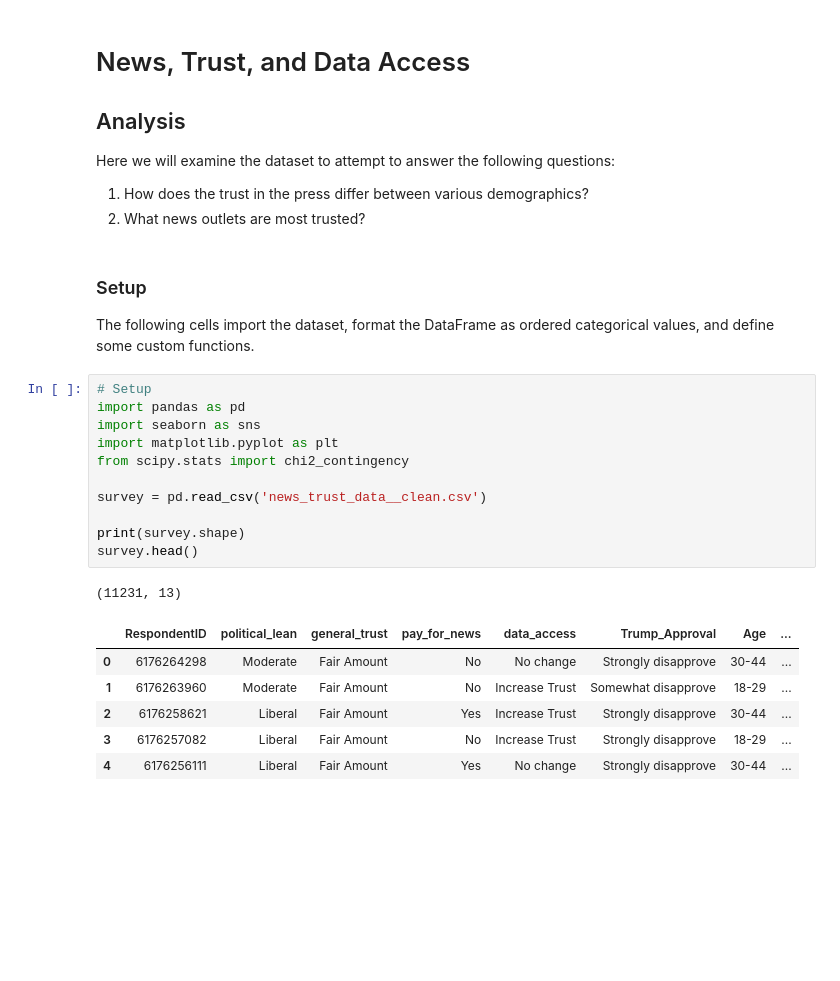
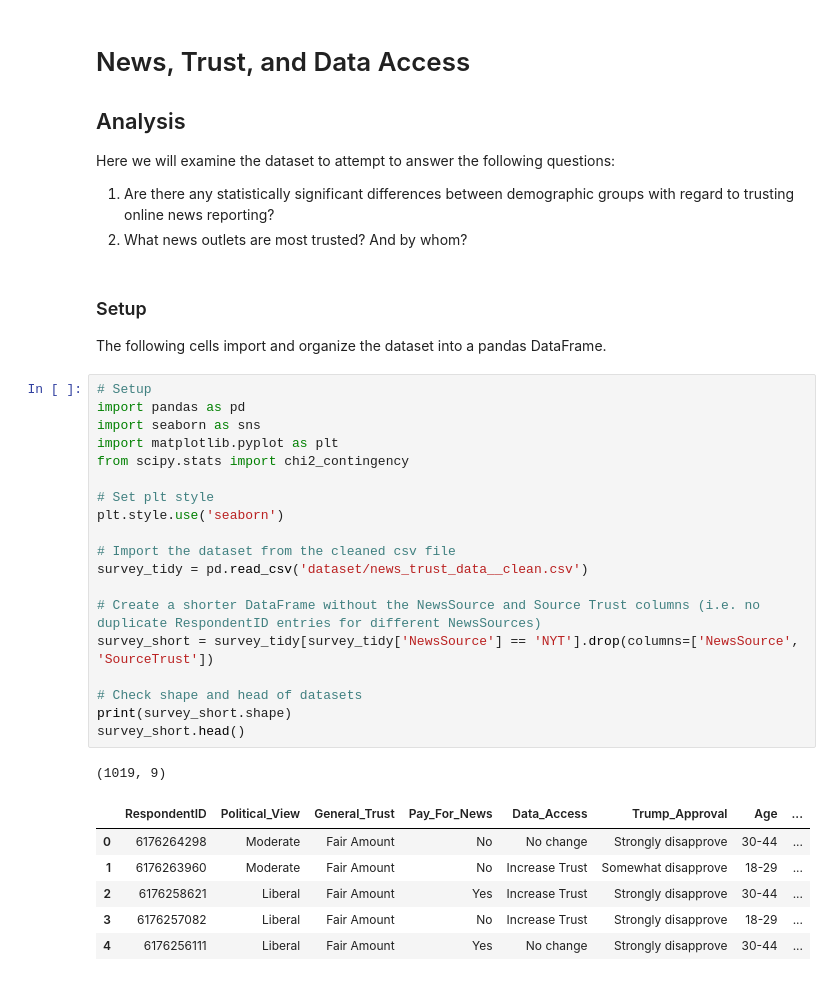
Before and after one commit to randynobx/News_Trust_and_Data, a Jupyter notebook: News_Trust_and_Data__Analytics.ipynb, the cells around one changed output. Saved outputs shown, nothing was run; the diff lists cells and outputs as text; blank space fills up the shorter version.

```diff
--- a/News_Trust_and_Data__Analytics.ipynb
+++ b/News_Trust_and_Data__Analytics.ipynb
@@ -5,26 +5,34 @@
 
 Here we will examine the dataset to attempt to answer the following questions:
 
-1. How does the trust in the press differ between various demographics?
-2. What news outlets are most trusted?
+1. Are there any statistically significant differences between demographic groups with regard to trusting online news reporting?
+2. What news outlets are most trusted? And by whom?
 # %% [markdown]
 ### Setup
 
-The following cells import the dataset, format the DataFrame as ordered categorical values, and define some custom functions.
+The following cells import and organize the dataset into a pandas DataFrame.
 # %%
 # Setup
 import pandas as pd
 import seaborn as sns
 import matplotlib.pyplot as plt
 from scipy.stats import chi2_contingency
 
-survey = pd.read_csv('news_trust_data__clean.csv')
+# Set plt style
+plt.style.use('seaborn')
 
-print(survey.shape)
-survey.head()
+# Import the dataset from the cleaned csv file
+survey_tidy = pd.read_csv('dataset/news_trust_data__clean.csv')
+
+# Create a shorter DataFrame without the NewsSource and Source Trust columns (i.e. no duplicate RespondentID entries for different NewsSources)
+survey_short = survey_tidy[survey_tidy['NewsSource'] == 'NYT'].drop(columns=['NewsSource', 'SourceTrust'])
+
+# Check shape and head of datasets
+print(survey_short.shape)
+survey_short.head()
 # %% [output]
-(11231, 13)
+(1019, 9)
-|  | RespondentID | political_lean | general_trust | pay_for_news | data_access | Trump_Approval | Age | ... |
+|  | RespondentID | Political_View | General_Trust | Pay_For_News | Data_Access | Trump_Approval | Age | ... |
 | 0 | 6176264298 | Moderate | Fair Amount | No | No change | Strongly disapprove | 30-44 | ... |
 | 1 | 6176263960 | Moderate | Fair Amount | No | Increase Trust | Somewhat disapprove | 18-29 | ... |
 | 2 | 6176258621 | Liberal | Fair Amount | Yes | Increase Trust | Strongly disapprove | 30-44 | ... |
```
Also changed, not shown: parts of 53 cells of this notebook, 7 other files.
